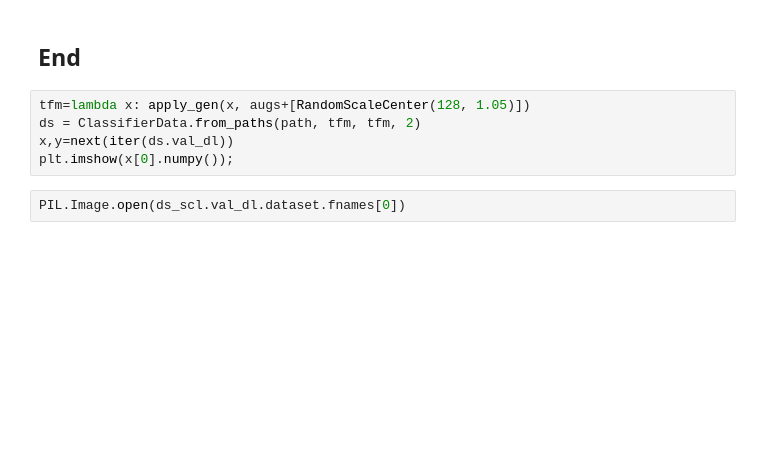
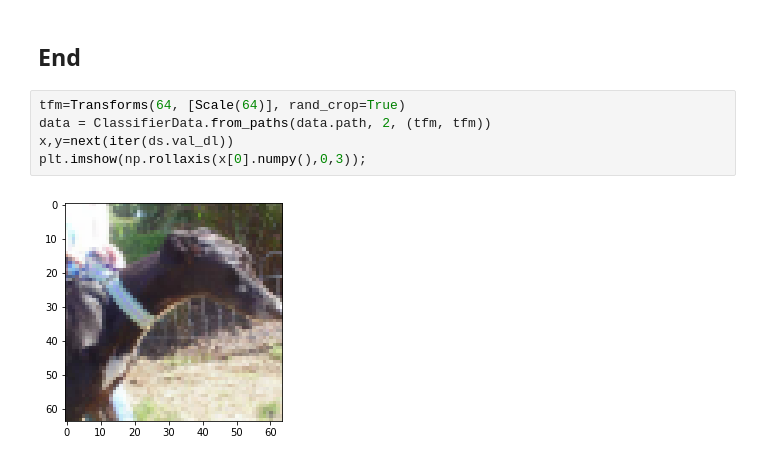
Before and after one commit to yanneta/deeplearning, a Jupyter notebook: nbs/dogscats_pt.ipynb, the cells around one changed output. Drawn from its saved outputs; the diff is of its cells as text; blank space fills up the shorter version.

```diff
--- a/nbs/dogscats_pt.ipynb
+++ b/nbs/dogscats_pt.ipynb
@@ -66,9 +72,9 @@ learn.fit(4, 1e-3, cycle_len=2)
 # %% [markdown]
 ## End
 # %%
-tfm=lambda x: apply_gen(x, augs+[RandomScaleCenter(128, 1.05)])
-ds = ClassifierData.from_paths(path, tfm, tfm, 2)
+tfm=Transforms(64, [Scale(64)], rand_crop=True)
+data = ClassifierData.from_paths(data.path, 2, (tfm, tfm))
 x,y=next(iter(ds.val_dl))
-plt.imshow(x[0].numpy());
+plt.imshow(np.rollaxis(x[0].numpy(),0,3));
+# %% [output]
+[figure, added]
-# %%
-PIL.Image.open(ds_scl.val_dl.dataset.fnames[0])
```
Also changed, not shown: parts of 14 cells of this notebook, 9 other files.
